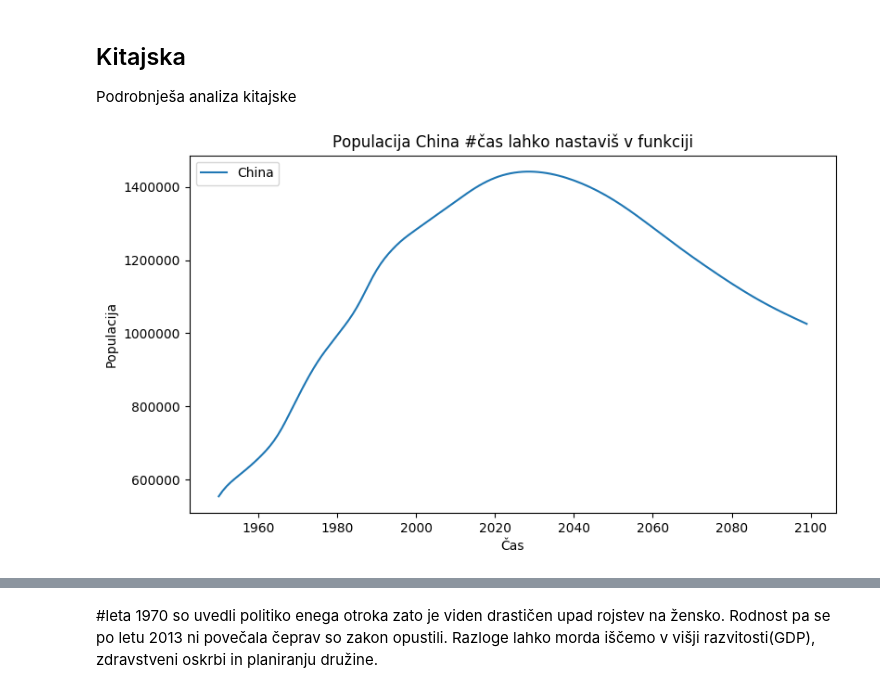
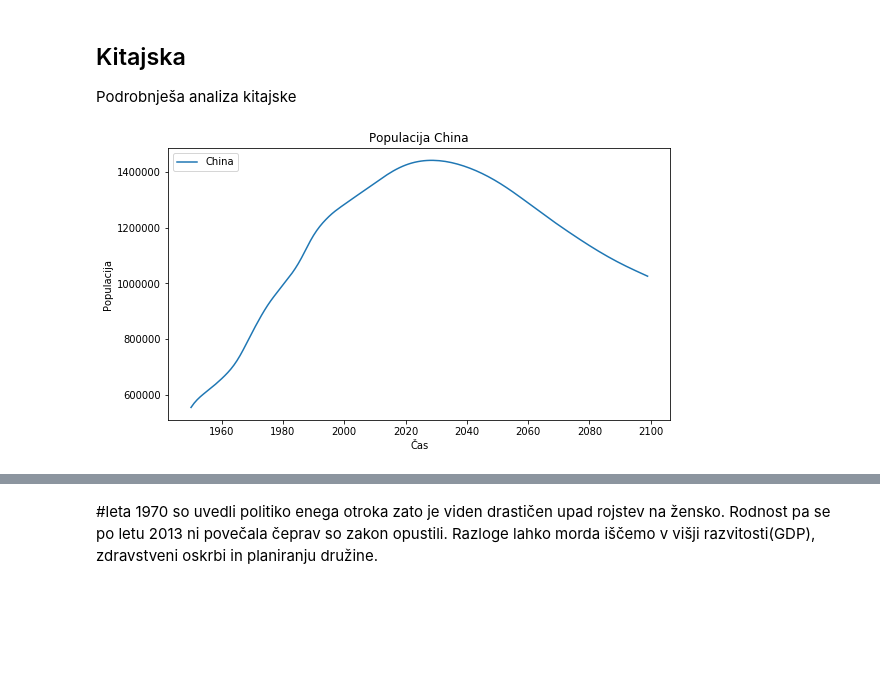
Before and after one commit to MaticSincek/PR18JJMSTB, a Jupyter notebook: vmesno-poročilo.ipynb, the cells around one changed output, grey strips where cells are left out. Drawn from its saved outputs; the diff is of its cells as text; code cells hidden in the pictures; blank space fills up the shorter version.

```diff
--- a/vmesno-poročilo.ipynb
+++ b/vmesno-poročilo.ipynb
@@ -506,30 +506,30 @@ Podrobnješa analiza kitajske
 # %%
 def population(filename, name):
     dictionary = dict()
     reader = DictReader(open(filename, 'rt', encoding='utf-8'))
     for row in reader:
         country = row["Location"]
         time = row["Time"]
         population = row["PopTotal"]
         if row["VarID"] == "2":
             if country == name:
                 dictionary[(time, country)] = float(population)
     y = []
     yearsRange = range(1950, 2100)  #interval is adjustable(1950-2100)
     for i in yearsRange:
         y.append(dictionary[(str(i), name)])
     x = yearsRange
     plt.figure(figsize=(9,5))
     plt.plot(x, y)
     plt.legend([name], loc='upper left')
-    plt.title("Populacija "+name+" #čas lahko nastaviš v funkciji")
+    plt.title("Populacija "+name)
     plt.xlabel("Čas")
     plt.ylabel("Populacija")
     plt.show()
 
 population("WPP2017_TotalPopulationBySex.csv", "China")
 # %% [output]
-[figure, old version]
+[figure, new version]
 # %%
 def GDP(filenameGDP, name):
     dictionaryGDP = dict()
```
Also changed, not shown: parts of 14 cells of this notebook.
